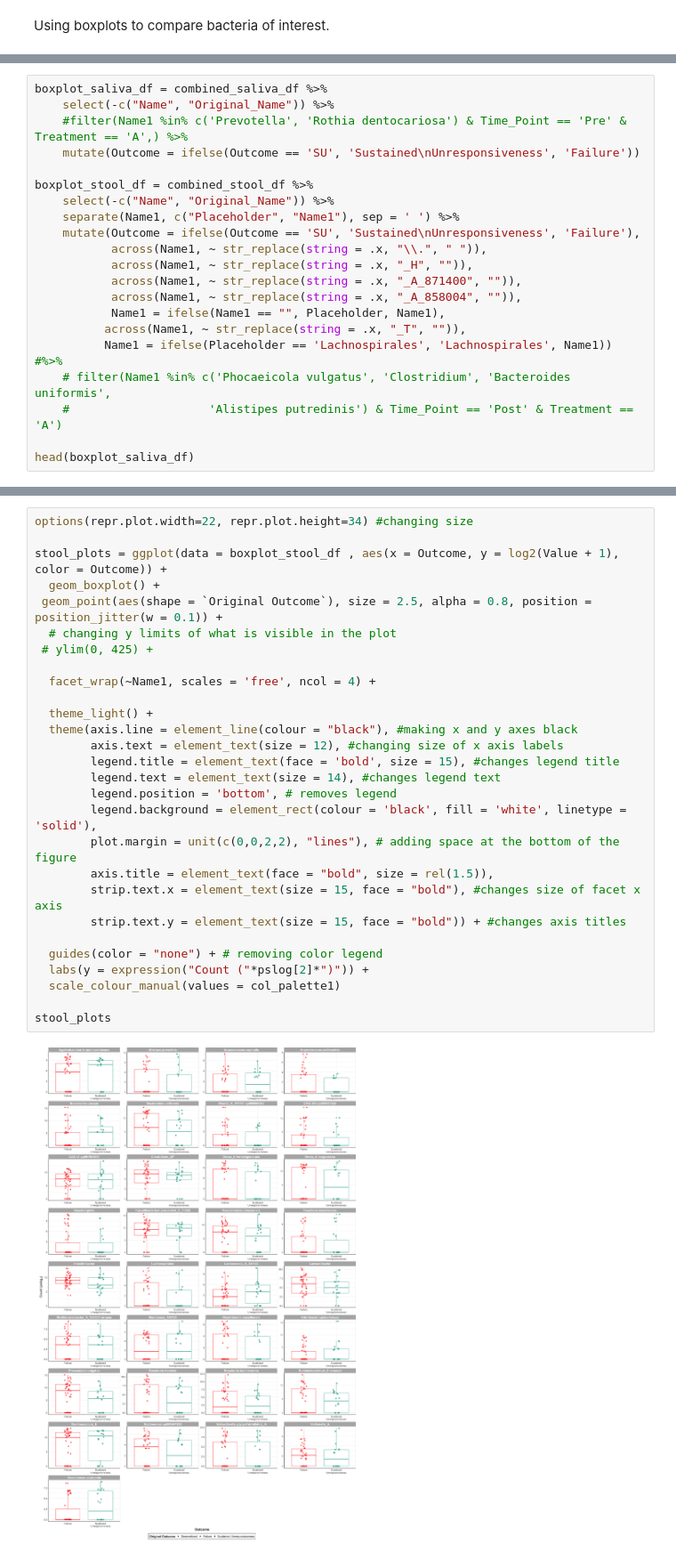
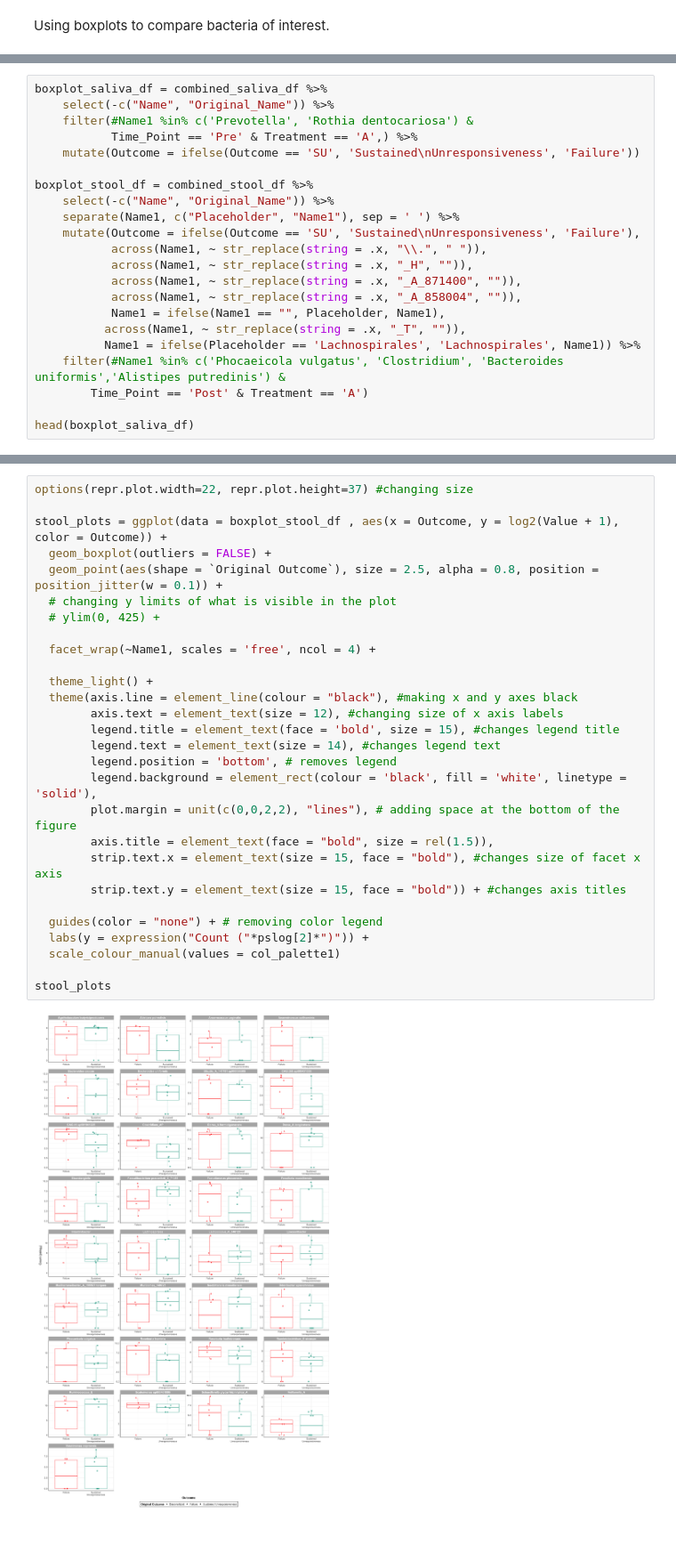
Before and after one commit to Ragerlab/P1013.-Microbiome-Peanut-Allergy, a Jupyter notebook: 3. Individual Bacteria Visualizations/Boxplots.ipynb, the cells around one changed output, grey strips where cells are left out. Shown at 89% size. Cells and saved outputs as stored; diff of their text form; blank space fills up the shorter version.

```diff
--- a/3. Individual Bacteria Visualizations/Boxplots.ipynb
+++ b/3. Individual Bacteria Visualizations/Boxplots.ipynb
@@ -102,7 +102,8 @@ A tibble: 6 × 14
 # %%
 boxplot_saliva_df = combined_saliva_df %>%
     select(-c("Name", "Original_Name")) %>%
-    #filter(Name1 %in% c('Prevotella', 'Rothia dentocariosa') & Time_Point == 'Pre' & Treatment == 'A',) %>%
+    filter(#Name1 %in% c('Prevotella', 'Rothia dentocariosa') &
+           Time_Point == 'Pre' & Treatment == 'A',) %>%
     mutate(Outcome = ifelse(Outcome == 'SU', 'Sustained\nUnresponsiveness', 'Failure'))
 
 boxplot_stool_df = combined_stool_df %>%
@@ -115,9 +116,9 @@ boxplot_stool_df = combined_stool_df %>%
            across(Name1, ~ str_replace(string = .x, "_A_858004", "")),
            Name1 = ifelse(Name1 == "", Placeholder, Name1),
           across(Name1, ~ str_replace(string = .x, "_T", "")),
-          Name1 = ifelse(Placeholder == 'Lachnospirales', 'Lachnospirales', Name1)) #%>%
-    # filter(Name1 %in% c('Phocaeicola vulgatus', 'Clostridium', 'Bacteroides uniformis',
-    #                    'Alistipes putredinis') & Time_Point == 'Post' & Treatment == 'A')
+          Name1 = ifelse(Placeholder == 'Lachnospirales', 'Lachnospirales', Name1)) %>%
+    filter(#Name1 %in% c('Phocaeicola vulgatus', 'Clostridium', 'Bacteroides uniformis','Alistipes putredinis') &
+        Time_Point == 'Post' & Treatment == 'A')
 
 head(boxplot_saliva_df)
 # %% [output]
@@ -193,33 +194,33 @@ A tibble: 26 × 3
 # %%
-options(repr.plot.width=22, repr.plot.height=34) #changing size
+options(repr.plot.width=22, repr.plot.height=37) #changing size
 
 stool_plots = ggplot(data = boxplot_stool_df , aes(x = Outcome, y = log2(Value + 1), color = Outcome)) +
-  geom_boxplot() +
- geom_point(aes(shape = `Original Outcome`), size = 2.5, alpha = 0.8, position = position_jitter(w = 0.1)) +
+  geom_boxplot(outliers = FALSE) +
+  geom_point(aes(shape = `Original Outcome`), size = 2.5, alpha = 0.8, position = position_jitter(w = 0.1)) +
   # changing y limits of what is visible in the plot
- # ylim(0, 425) +
+  # ylim(0, 425) +
 
   facet_wrap(~Name1, scales = 'free', ncol = 4) +
 
   theme_light() +
   theme(axis.line = element_line(colour = "black"), #making x and y axes black
         axis.text = element_text(size = 12), #changing size of x axis labels
         legend.title = element_text(face = 'bold', size = 15), #changes legend title
         legend.text = element_text(size = 14), #changes legend text
         legend.position = 'bottom', # removes legend
         legend.background = element_rect(colour = 'black', fill = 'white', linetype = 'solid'),
         plot.margin = unit(c(0,0,2,2), "lines"), # adding space at the bottom of the figure
         axis.title = element_text(face = "bold", size = rel(1.5)),
         strip.text.x = element_text(size = 15, face = "bold"), #changes size of facet x axis
         strip.text.y = element_text(size = 15, face = "bold")) + #changes axis titles
 
   guides(color = "none") + # removing color legend
   labs(y = expression("Count ("*pslog[2]*")")) +
   scale_colour_manual(values = col_palette1)
 
 stool_plots
 # %% [output]
-[figure, old version]
+[figure, new version]
 # %%
 boxplot_stool_df %>%
     group_by(Name1, Outcome) %>%
```
Also changed, not shown: parts of 5 cells of this notebook.
